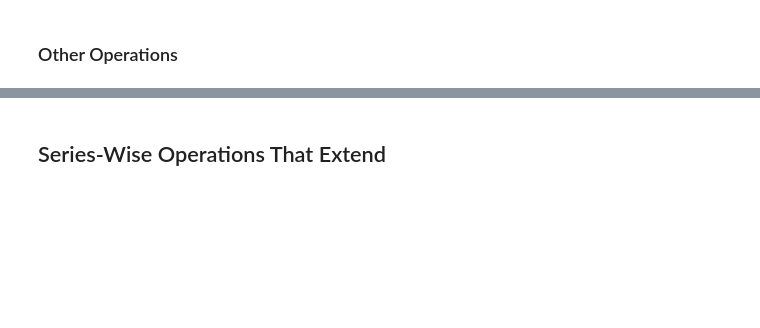
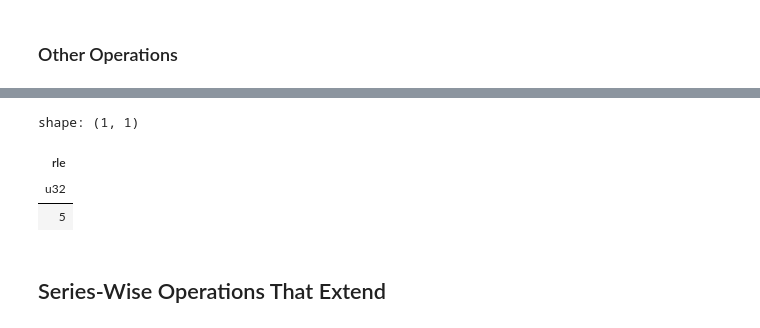
Before and after one commit to PeiGuancheng/python-polars-the-definitive-guide, a Jupyter notebook: ch08.ipynb, the cells around one changed output, grey strips where cells are left out. Cells and saved outputs as stored; diff of their text form; code cells hidden in the pictures; blank space fills up the shorter version.

```diff
--- a/ch08.ipynb
+++ b/ch08.ipynb
@@ -806,9 +915,14 @@ numbers = [33, 33, 27, 33, 60, 60, 60, 33, 60]
 # %%
 (
     pl.DataFrame({"x": numbers}).select(
-        rle=pl.col("x").sort().search_sorted(42),
+        rle=pl.col("x").sort().set_sorted(nulls_last=True).search_sorted(42),
     )
 )
+# %% [output]
+shape: (1, 1)
+| rle |
+| u32 |
+| 5 |
 # %% [markdown]
 ## Series-Wise Operations That Extend
 # %%
```
Also changed, not shown: parts of 14 cells of this notebook, 11 other files.
